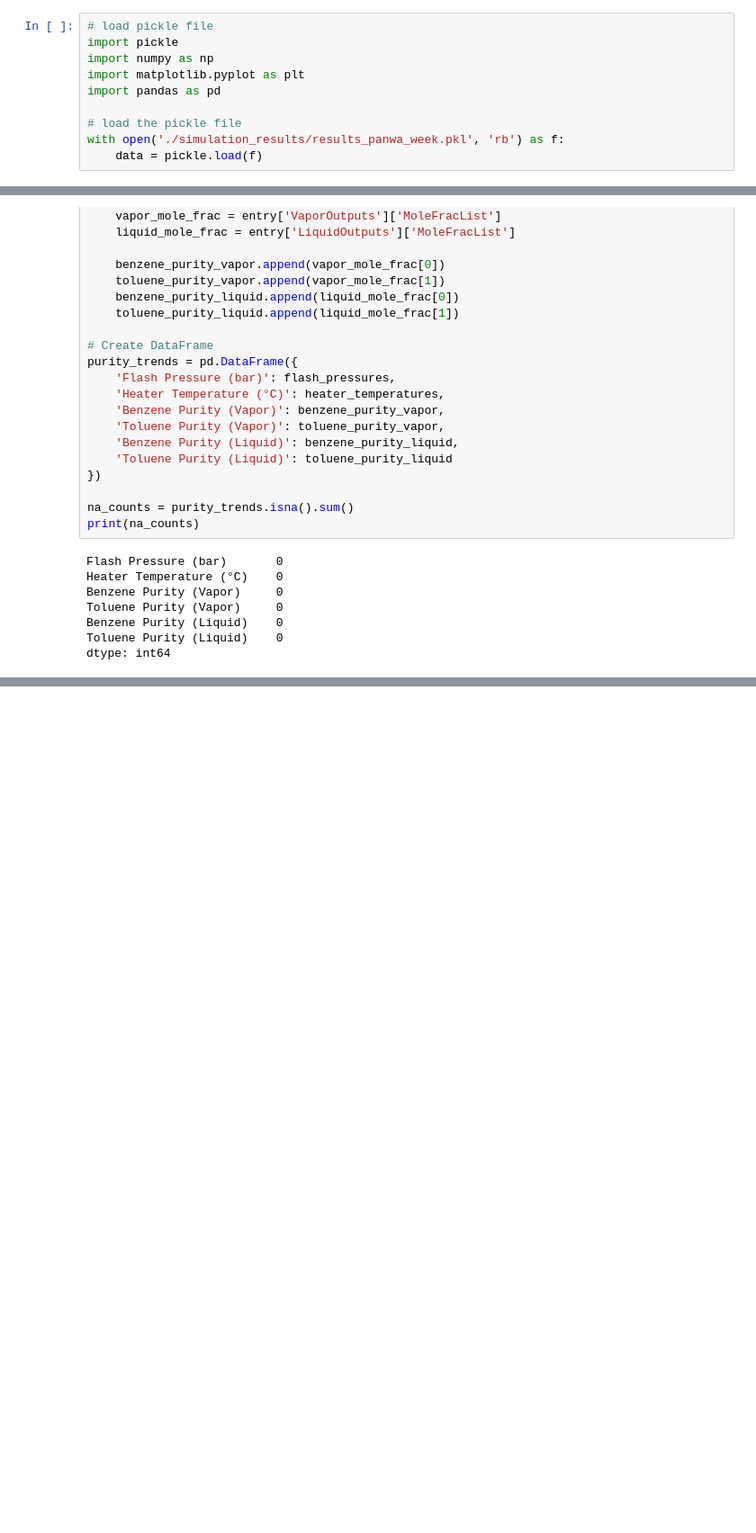
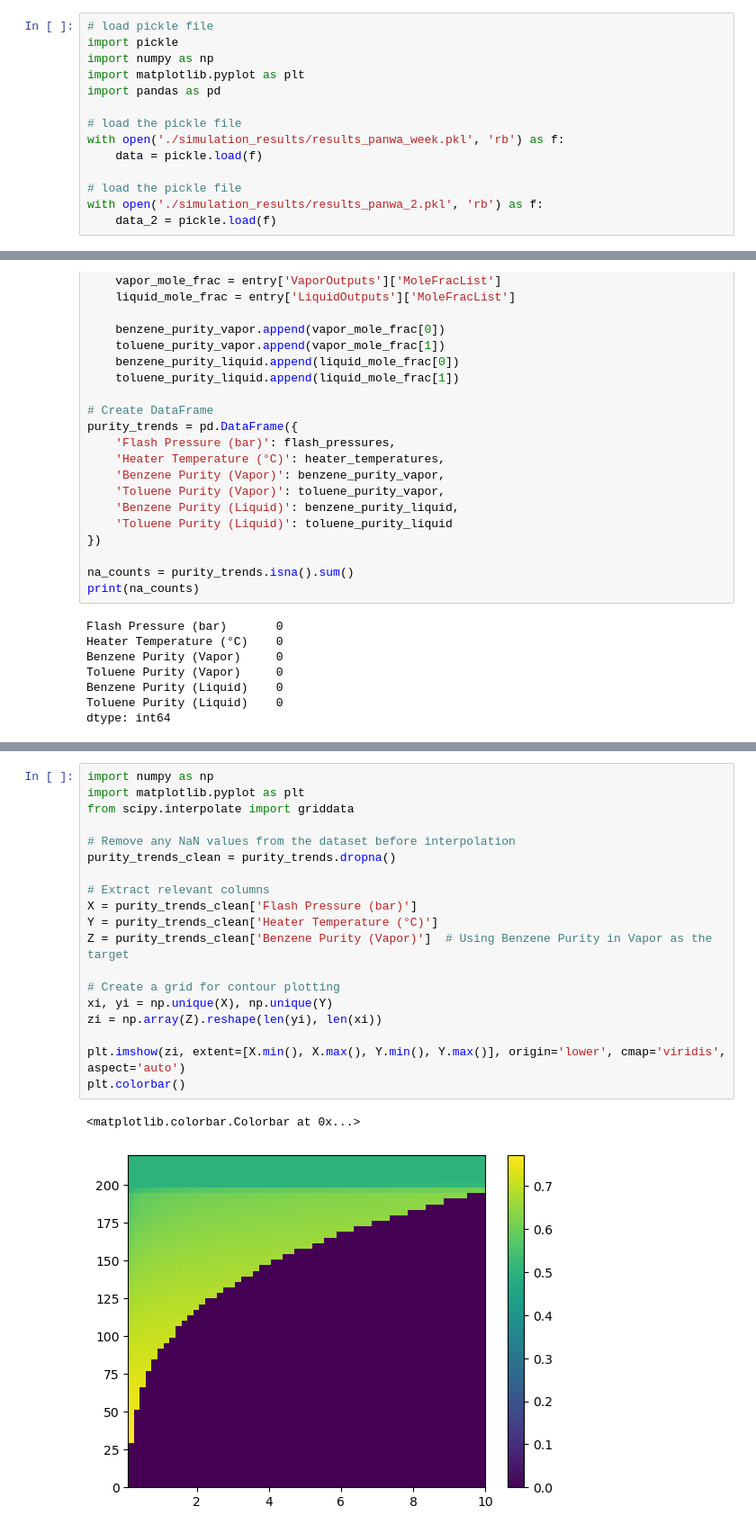
Before and after one commit to panwapromtep/Aspen, a Jupyter notebook: Benzene_Toluene_Flow/flash_toluene_dataview.ipynb, the cells around one changed output, grey strips where cells are left out. Shown at 90% size. Cells and saved outputs as stored; diff of their text form; blank space fills up the shorter version.

```diff
--- a/Benzene_Toluene_Flow/flash_toluene_dataview.ipynb
+++ b/Benzene_Toluene_Flow/flash_toluene_dataview.ipynb
@@ -8,3 +8,7 @@ import pandas as pd
 # load the pickle file
 with open('./simulation_results/results_panwa_week.pkl', 'rb') as f:
     data = pickle.load(f)
+
+# load the pickle file
+with open('./simulation_results/results_panwa_2.pkl', 'rb') as f:
+    data_2 = pickle.load(f)
@@ -96,0 +122,22 @@ plt.show()
+# %%
+import numpy as np
+import matplotlib.pyplot as plt
+from scipy.interpolate import griddata
+
+# Remove any NaN values from the dataset before interpolation
+purity_trends_clean = purity_trends.dropna()
+
+# Extract relevant columns
+X = purity_trends_clean['Flash Pressure (bar)']
+Y = purity_trends_clean['Heater Temperature (°C)']
+Z = purity_trends_clean['Benzene Purity (Vapor)']  # Using Benzene Purity in Vapor as the target
+
+# Create a grid for contour plotting
+xi, yi = np.unique(X), np.unique(Y)
+zi = np.array(Z).reshape(len(yi), len(xi))
+
+plt.imshow(zi, extent=[X.min(), X.max(), Y.min(), Y.max()], origin='lower', cmap='viridis', aspect='auto')
+plt.colorbar()
+# %% [output]
+<matplotlib.colorbar.Colorbar at 0x...>
+[figure, added]
```
Also changed, not shown: parts of 4 cells of this notebook, 3 other files.
